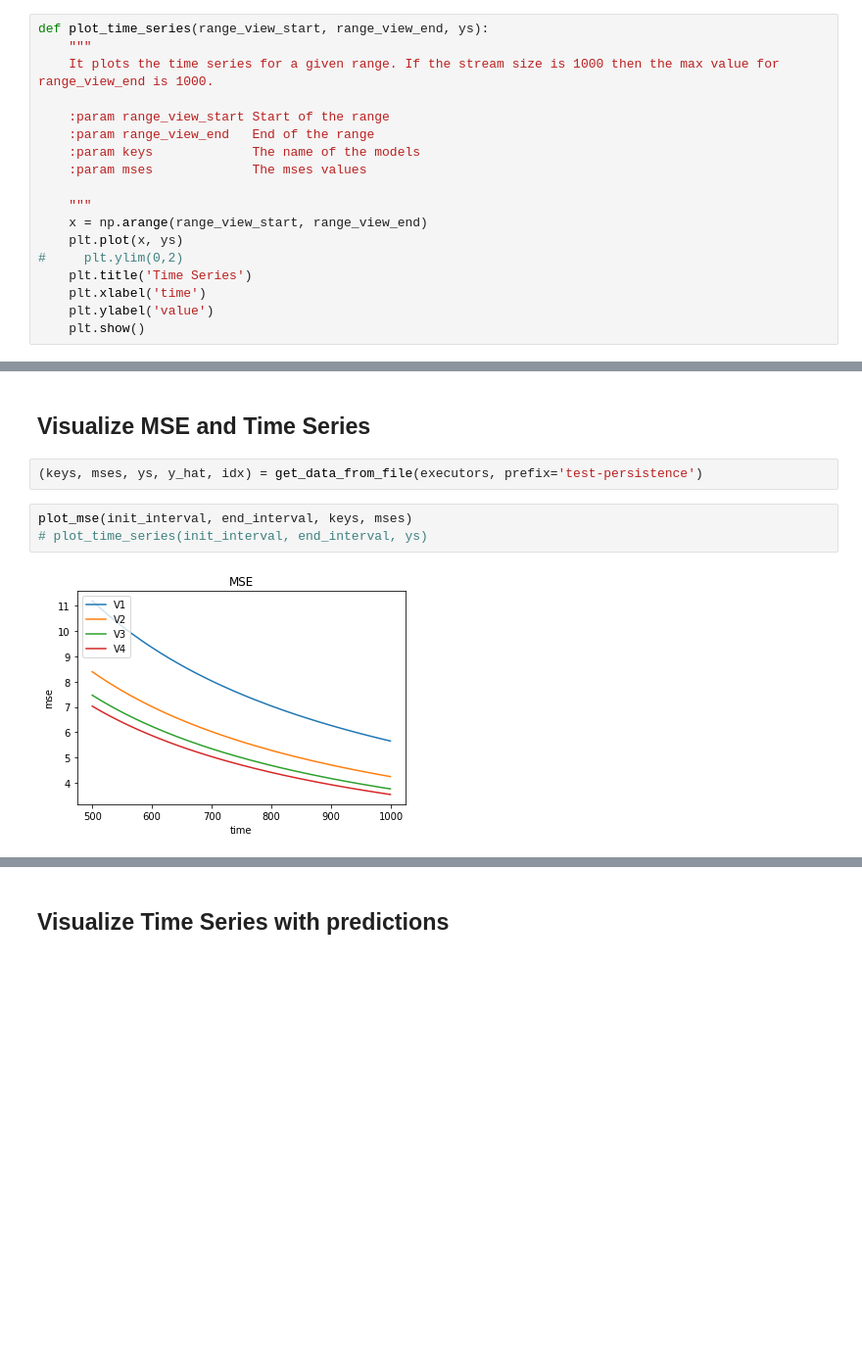
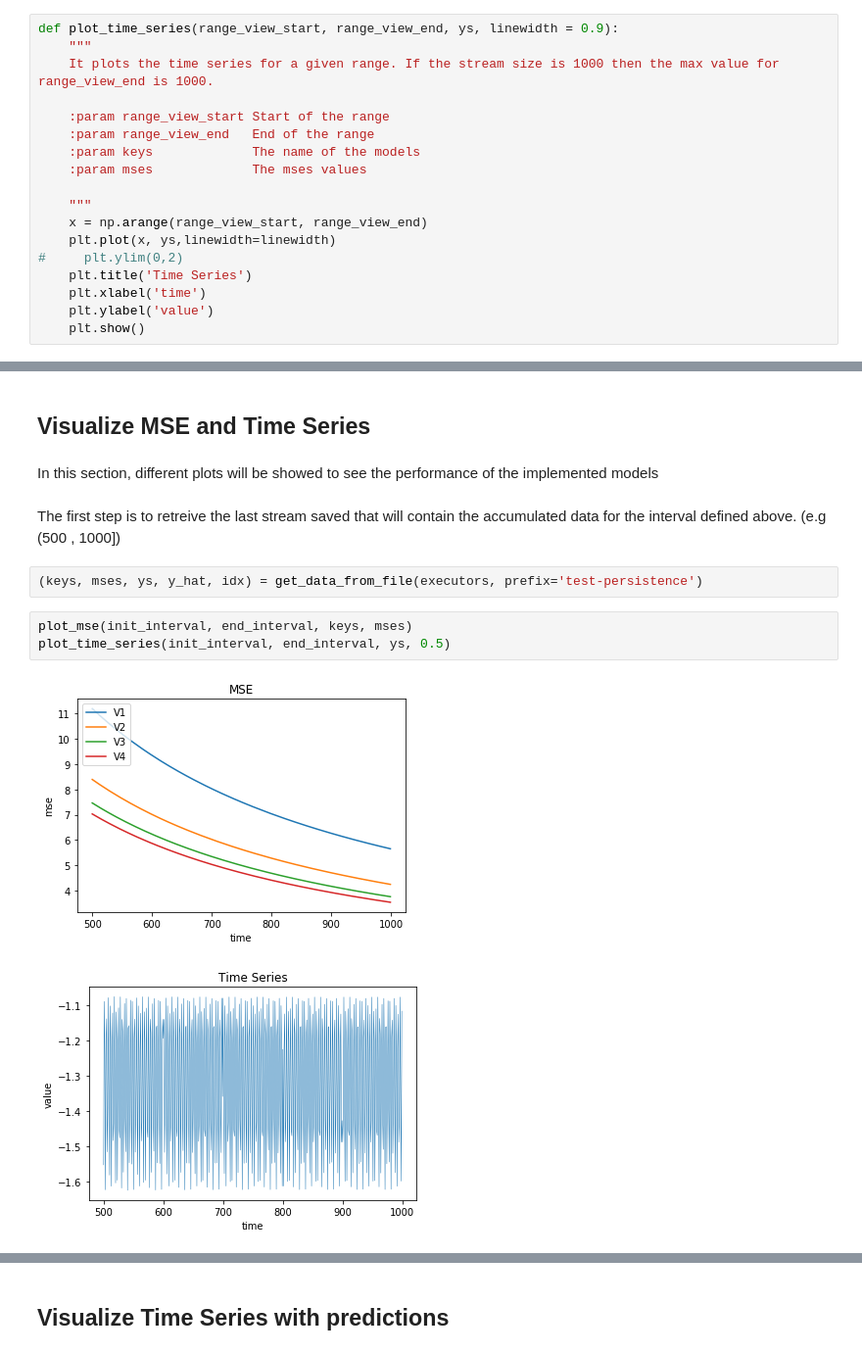
Before and after one commit to joangerard/time-series-predictor, a Jupyter notebook: src/consumer.ipynb, the cells around one changed output, grey strips where cells are left out. Shown at 98% size. Cells and saved outputs as stored; diff of their text form; blank space fills up the shorter version.

```diff
--- a/src/consumer.ipynb
+++ b/src/consumer.ipynb
@@ -154,7 +164,7 @@ def plot_mse(range_view_start, range_view_end, keys, mses):
     plt.ylabel('mse')
     plt.show()
 # %%
-def plot_time_series(range_view_start, range_view_end, ys):
+def plot_time_series(range_view_start, range_view_end, ys, linewidth = 0.9):
     """
     It plots the time series for a given range. If the stream size is 1000 then the max value for range_view_end is 1000.
 
@@ -165,7 +175,7 @@ def plot_time_series(range_view_start, range_view_end, ys):
 
     """
     x = np.arange(range_view_start, range_view_end)
-    plt.plot(x, ys)
+    plt.plot(x, ys,linewidth=linewidth)
 #     plt.ylim(0,2)
     plt.title('Time Series')
     plt.xlabel('time')
@@ -320,10 +339,15 @@ ssc.start()
 ssc.stop(stopSparkContext=False,stopGraceFully=False)
 # %% [markdown]
 ## Visualize MSE and Time Series
+# %% [markdown]
+In this section, different plots will be showed to see the performance of the implemented models
+# %% [markdown]
+The first step is to retreive the last stream saved that will contain the accumulated data for the interval defined above. (e.g (500 , 1000])
 # %%
 (keys, mses, ys, y_hat, idx) = get_data_from_file(executors, prefix='test-persistence')
 # %%
 plot_mse(init_interval, end_interval, keys, mses)
-# plot_time_series(init_interval, end_interval, ys)
+plot_time_series(init_interval, end_interval, ys, 0.5)
 # %% [output]
 [figure]
+[figure, added]
```
Also changed, not shown: parts of 27 cells of this notebook, 1 other file.
